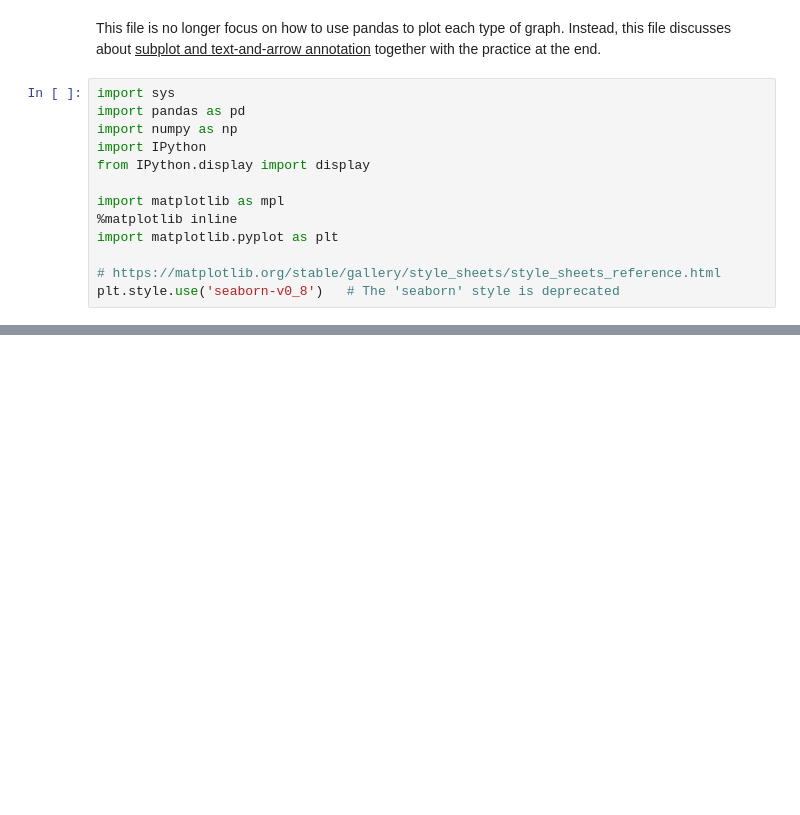
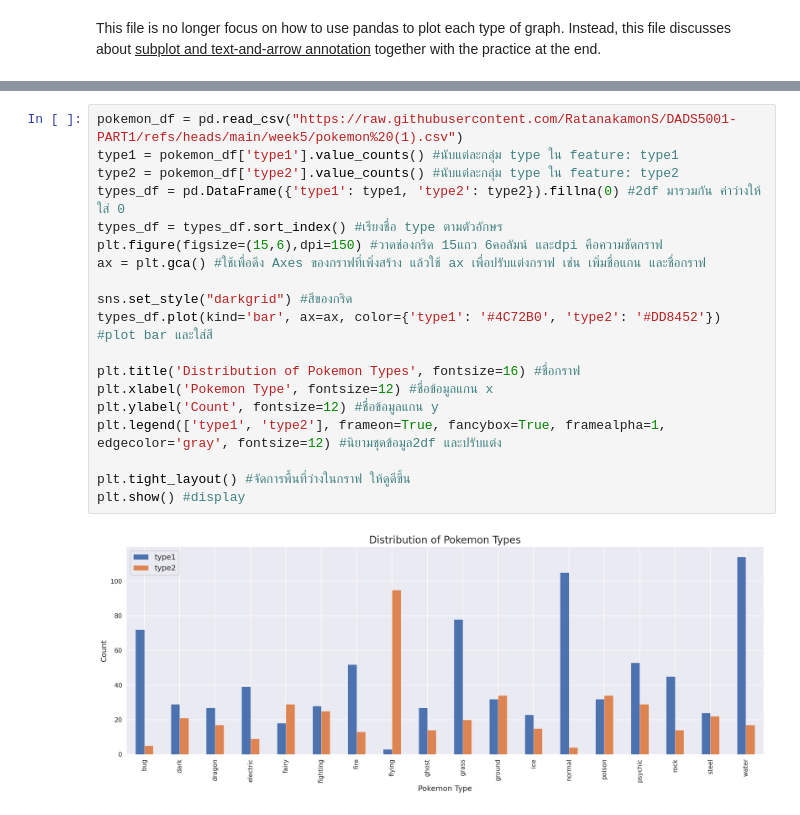
Before and after one commit to RatanakamonS/DADS5001-PART1, a Jupyter notebook: HW/HW4_6620422002_Ratanakamon_Somklang.ipynb, the cells around one changed output, grey strips where cells are left out. Cells and saved outputs as stored; diff of their text form; blank space fills up the shorter version.

```diff
--- a/HW/HW4_6620422002_Ratanakamon_Somklang.ipynb
+++ b/HW/HW4_6620422002_Ratanakamon_Somklang.ipynb
@@ -2,16 +2,3 @@
 <a href="https://colab.research.google.com/github/RatanakamonS/DADS5001-PART1/blob/main/HW/HW4_6620422002_Ratanakamon_Somklang.ipynb" target="_parent"><img src="https://colab.research.google.com/assets/colab-badge.svg" alt="Open In Colab"/></a>
 # %% [markdown]
 This file is no longer focus on how to use pandas to plot each type of graph. Instead, this file discusses about <u>subplot and text-and-arrow annotation</u> together with the practice at the end.
-# %%
-import sys
-import pandas as pd
-import numpy as np
-import IPython
-from IPython.display import display
-
-import matplotlib as mpl
-%matplotlib inline
-import matplotlib.pyplot as plt
-
-# https://matplotlib.org/stable/gallery/style_sheets/style_sheets_reference.html
-plt.style.use('seaborn-v0_8')   # The 'seaborn' style is deprecated
@@ -74,2 +15,23 @@ plt.show()
+# %%
+pokemon_df = pd.read_csv("https://raw.githubusercontent.com/RatanakamonS/DADS5001-PART1/refs/heads/main/week5/pokemon%20(1).csv")
+type1 = pokemon_df['type1'].value_counts() #นับแต่ละกลุ่ม type ใน feature: type1
+type2 = pokemon_df['type2'].value_counts() #นับแต่ละกลุ่ม type ใน feature: type2
+types_df = pd.DataFrame({'type1': type1, 'type2': type2}).fillna(0) #2df มารวมกัน ค่าว่างให้ใส่ 0
+types_df = types_df.sort_index() #เรียงชื่อ type ตามตัวอักษร
+plt.figure(figsize=(15,6),dpi=150) #วาดช่องกริด 15แถว 6คอลัมน์ และdpi คือความชัดกราฟ
+ax = plt.gca() #ใช้เพื่อดึง Axes ของกราฟที่เพิ่งสร้าง แล้วใช้ ax เพื่อปรับแต่งกราฟ เช่น เพิ่มชื่อแกน และชื่อกราฟ
+
+sns.set_style("darkgrid") #สีของกริด
+types_df.plot(kind='bar', ax=ax, color={'type1': '#4C72B0', 'type2': '#DD8452'}) #plot bar และใส่สี
+
+plt.title('Distribution of Pokemon Types', fontsize=16) #ชื่อกราฟ
+plt.xlabel('Pokemon Type', fontsize=12) #ชื่อข้อมูลแกน x
+plt.ylabel('Count', fontsize=12) #ชื่อข้อมูลแกน y
+plt.legend(['type1', 'type2'], frameon=True, fancybox=True, framealpha=1, edgecolor='gray', fontsize=12) #นิยามชุดข้อมูล2df และปรับแต่ง
+
+plt.tight_layout() #จัดการพื้นที่ว่างในกราฟ ให้ดูดีขึ้น
+plt.show() #display
+# %% [output]
+[figure, added]
 # %% [markdown]
 2. (1.5 points) For pokemons whose type1 is fire, water, or bug, create one figure (with several subplots) to conclude their histograms of hp, attack, and defense.
```
Also changed, not shown: parts of 6 cells of this notebook.
